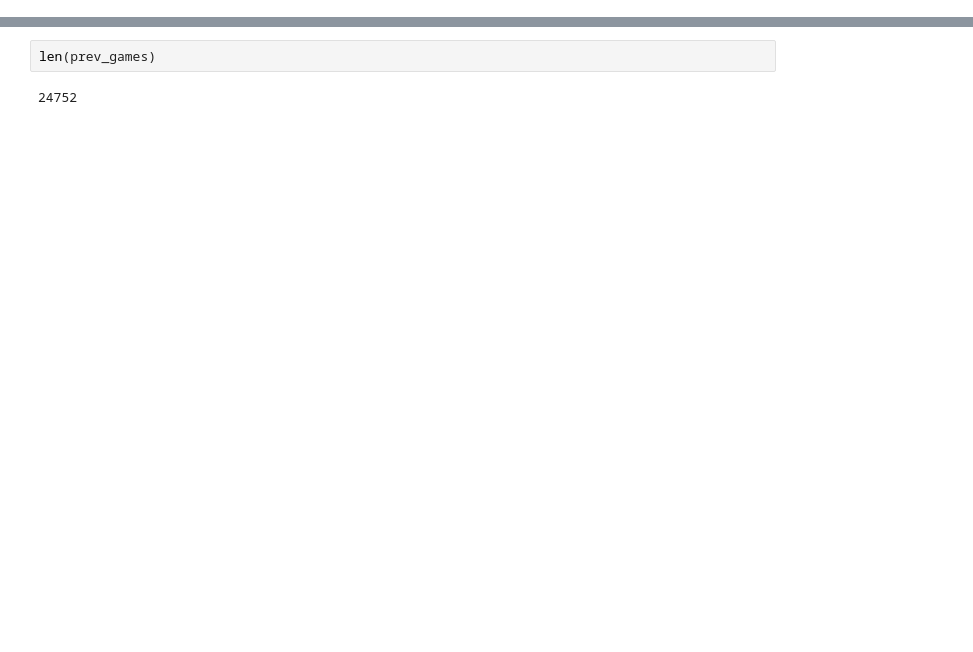
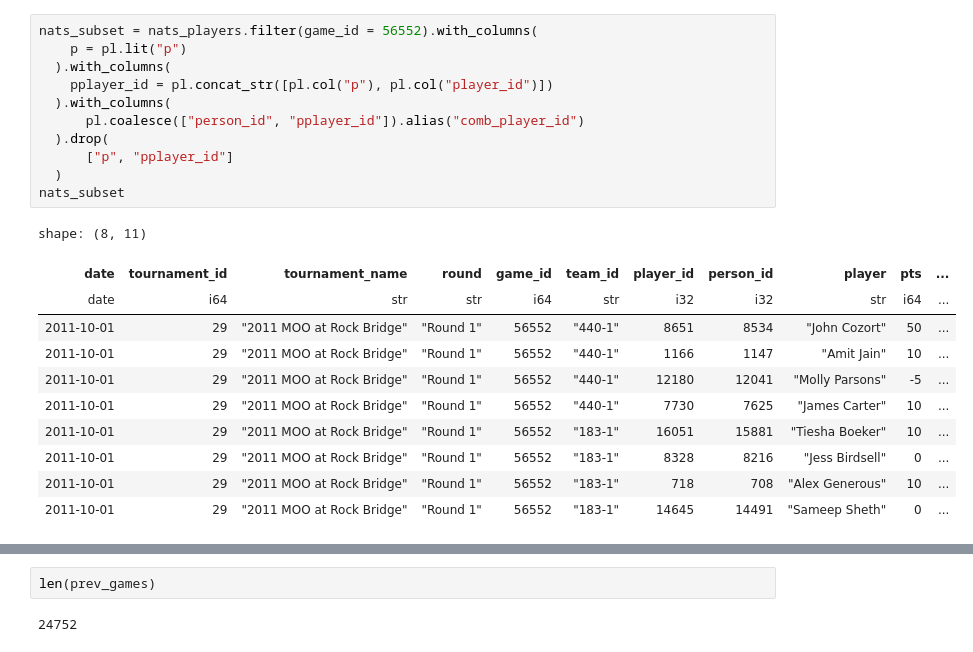
Before and after one commit to ryanrosenberg/strength-metric, a Jupyter notebook: exploration.ipynb, the cells around one changed output, grey strips where cells are left out. Cells and saved outputs as stored; diff of their text form; blank space fills up the shorter version.

```diff
--- a/exploration.ipynb
+++ b/exploration.ipynb
@@ -90,0 +85,23 @@ def run_game(tournament_name, date, tournament_id, tournament_round, pg, tg, gam
+# %%
+nats_subset = nats_players.filter(game_id = 56552).with_columns(
+    p = pl.lit("p")
+  ).with_columns(
+    pplayer_id = pl.concat_str([pl.col("p"), pl.col("player_id")])
+  ).with_columns(
+      pl.coalesce(["person_id", "pplayer_id"]).alias("comb_player_id")
+  ).drop(
+      ["p", "pplayer_id"]
+  )
+nats_subset
+# %% [output]
+shape: (8, 11)
+| date | tournament_id | tournament_name | round | game_id | team_id | player_id | person_id | player | pts | ... |
+| date | i64 | str | str | i64 | str | i32 | i32 | str | i64 | ... |
+| 2011-10-01 | 29 | "2011 MOO at Rock Bridge" | "Round 1" | 56552 | "440-1" | 8651 | 8534 | "John Cozort" | 50 | ... |
+| 2011-10-01 | 29 | "2011 MOO at Rock Bridge" | "Round 1" | 56552 | "440-1" | 1166 | 1147 | "Amit Jain" | 10 | ... |
+| 2011-10-01 | 29 | "2011 MOO at Rock Bridge" | "Round 1" | 56552 | "440-1" | 12180 | 12041 | "Molly Parsons" | -5 | ... |
+| 2011-10-01 | 29 | "2011 MOO at Rock Bridge" | "Round 1" | 56552 | "440-1" | 7730 | 7625 | "James Carter" | 10 | ... |
+| 2011-10-01 | 29 | "2011 MOO at Rock Bridge" | "Round 1" | 56552 | "183-1" | 16051 | 15881 | "Tiesha Boeker" | 10 | ... |
+| 2011-10-01 | 29 | "2011 MOO at Rock Bridge" | "Round 1" | 56552 | "183-1" | 8328 | 8216 | "Jess Birdsell" | 0 | ... |
+| 2011-10-01 | 29 | "2011 MOO at Rock Bridge" | "Round 1" | 56552 | "183-1" | 718 | 708 | "Alex Generous" | 10 | ... |
+| 2011-10-01 | 29 | "2011 MOO at Rock Bridge" | "Round 1" | 56552 | "183-1" | 14645 | 14491 | "Sameep Sheth" | 0 | ... |
```
Also changed, not shown: parts of 15 cells of this notebook.
